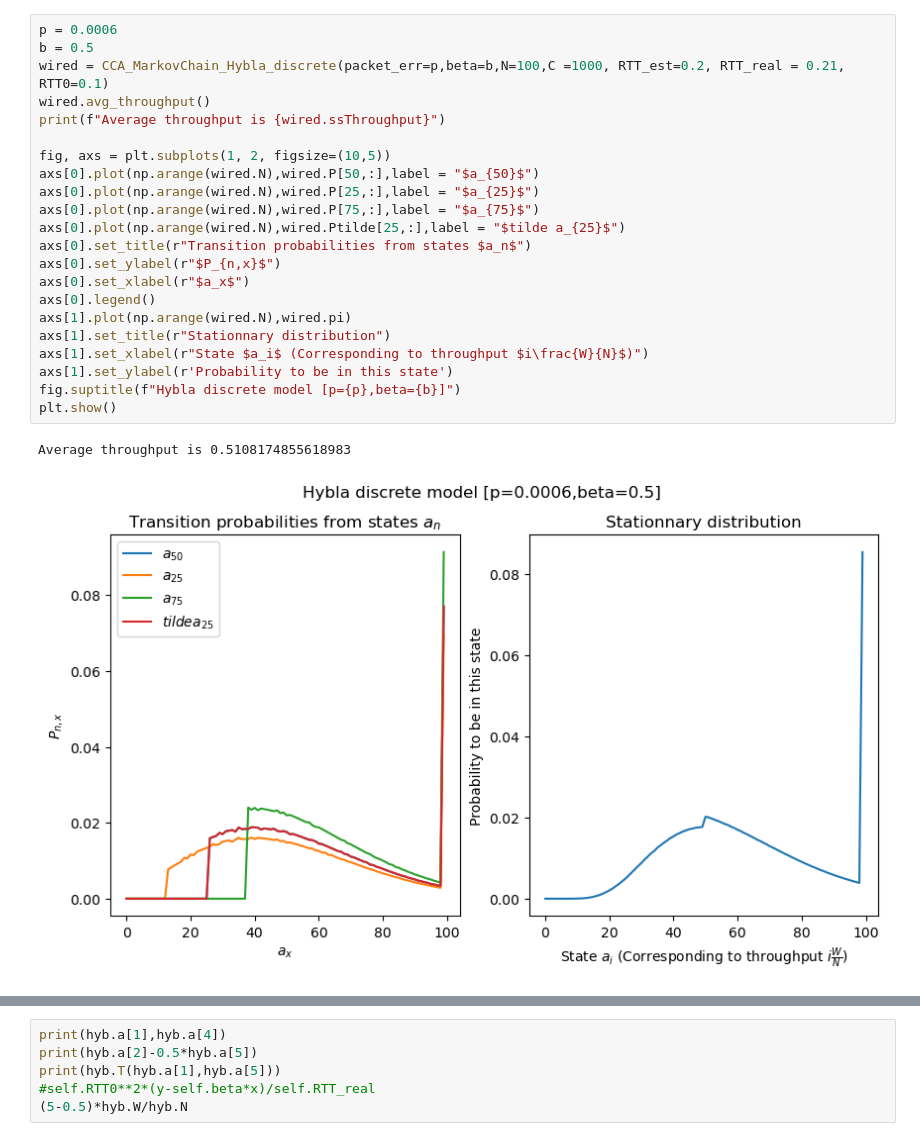
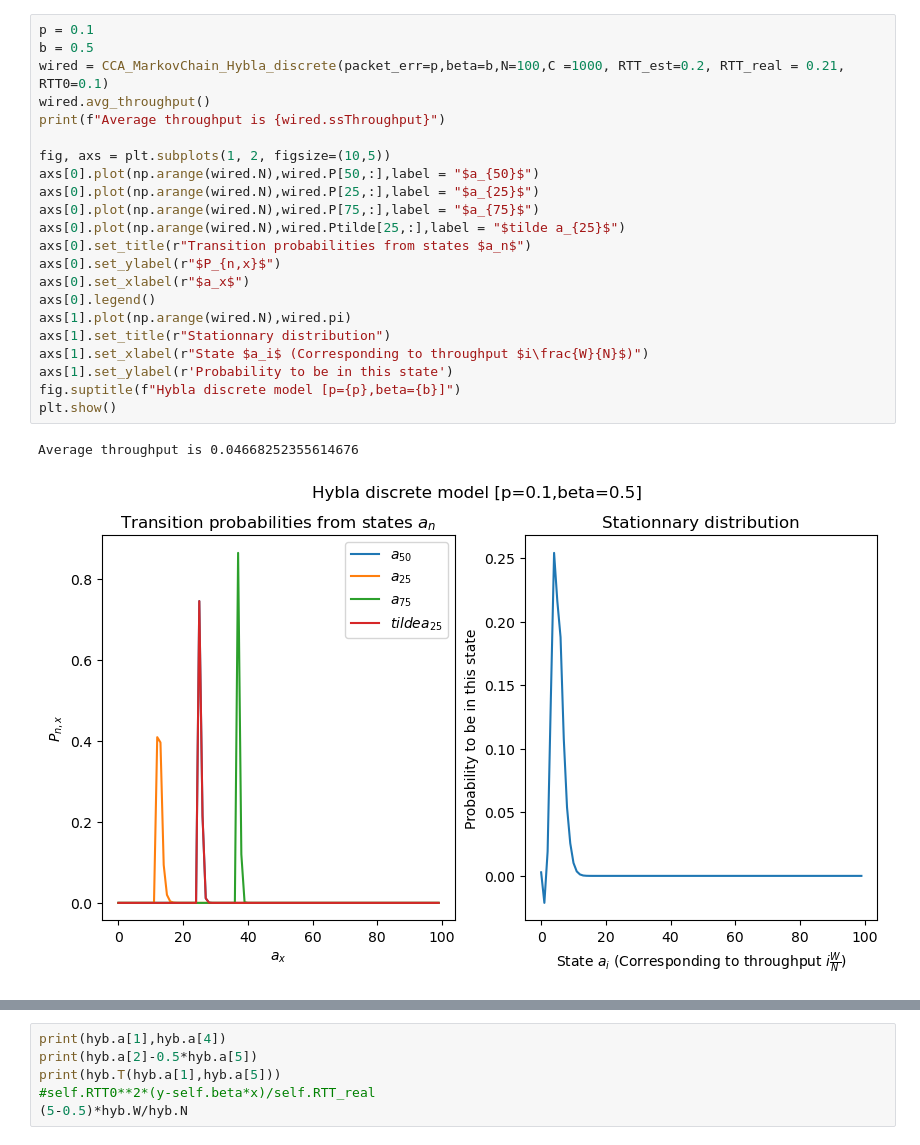
Before and after one commit to megretj/qpepcca, a Jupyter notebook: random_test.ipynb, the cells around one changed output, grey strips where cells are left out. Saved outputs shown, nothing was run; the diff lists cells and outputs as text.

```diff
--- a/random_test.ipynb
+++ b/random_test.ipynb
@@ -32,27 +41,27 @@ print(hyb.Dmax[50,50])
 1.0
 157.0
 # %%
-p = 0.0006
+p = 0.1
 b = 0.5
 wired = CCA_MarkovChain_Hybla_discrete(packet_err=p,beta=b,N=100,C =1000, RTT_est=0.2, RTT_real = 0.21, RTT0=0.1)
 wired.avg_throughput()
 print(f"Average throughput is {wired.ssThroughput}")
 
 fig, axs = plt.subplots(1, 2, figsize=(10,5))
 axs[0].plot(np.arange(wired.N),wired.P[50,:],label = "$a_{50}$")
 axs[0].plot(np.arange(wired.N),wired.P[25,:],label = "$a_{25}$")
 axs[0].plot(np.arange(wired.N),wired.P[75,:],label = "$a_{75}$")
 axs[0].plot(np.arange(wired.N),wired.Ptilde[25,:],label = "$tilde a_{25}$")
 axs[0].set_title(r"Transition probabilities from states $a_n$")
 axs[0].set_ylabel(r"$P_{n,x}$")
 axs[0].set_xlabel(r"$a_x$")
 axs[0].legend()
 axs[1].plot(np.arange(wired.N),wired.pi)
 axs[1].set_title(r"Stationnary distribution")
 axs[1].set_xlabel(r"State $a_i$ (Corresponding to throughput $i\frac{W}{N}$)")
 axs[1].set_ylabel(r'Probability to be in this state')
 fig.suptitle(f"Hybla discrete model [p={p},beta={b}]")
 plt.show()
 # %% [output]
-Average throughput is 0.5108174855618983
+Average throughput is 0.04668252355614676
-[figure, old version]
+[figure, new version]
```
Also changed, not shown: parts of 15 cells of this notebook, 2 other files.
